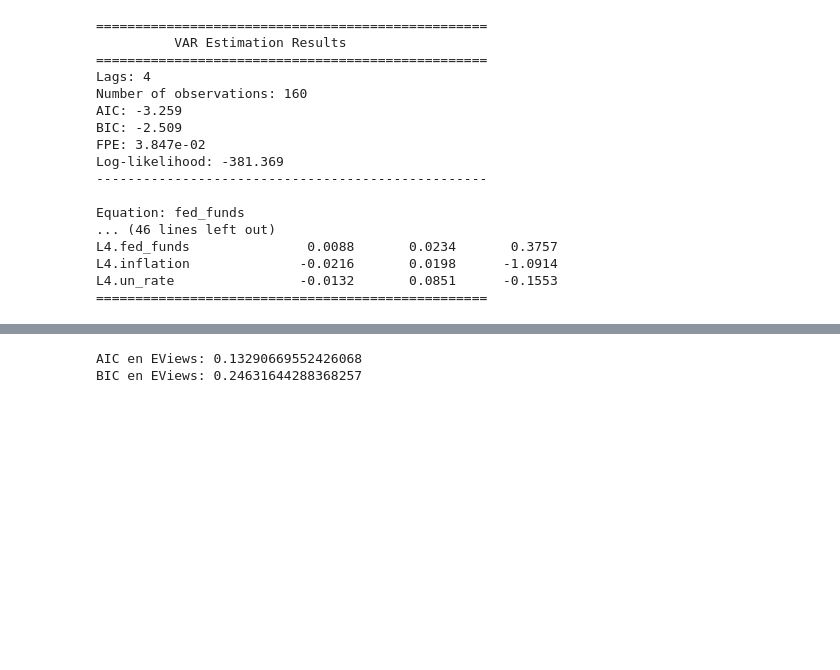
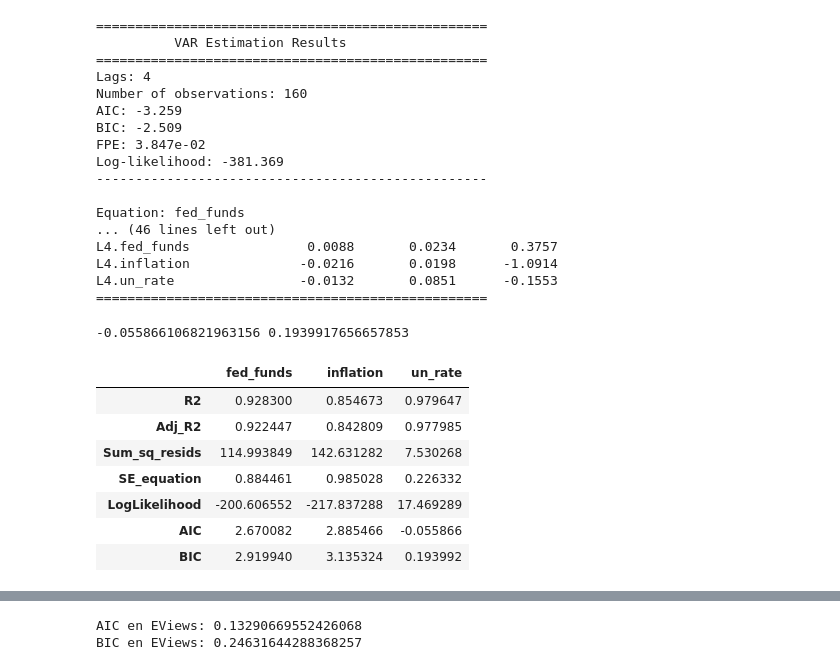
Before and after one commit to DavidGuzzi/MECMT10, a Jupyter notebook: clase_3.ipynb, the cells around one changed output, grey strips where cells are left out. Saved outputs shown, nothing was run; the diff lists cells and outputs as text; code cells hidden in the pictures; blank space fills up the shorter version.

```diff
--- a/clase_3.ipynb
+++ b/clase_3.ipynb
@@ -581,3 +581,66 @@ L4.fed_funds               0.0088       0.0234       0.3757
 L4.inflation              -0.0216       0.0198      -1.0914
 L4.un_rate                -0.0132       0.0851      -0.1553
 ==================================================
+# %%
+import pandas as pd
+import numpy as np
+import statsmodels.api as sm
+
+# Supongamos que df tiene las tres columnas: y1, y2, y3
+# Y queremos un VAR con p rezagos
+p = 4  # número de rezagos
+
+# Crear las variables rezagadas
+df_f = df_f[['fed_funds', 'inflation', 'un_rate']].copy()
+df_lagged = pd.concat([df_f.shift(i) for i in range(1, p+1)], axis=1)
+df_lagged.columns = [f'{col}_lag{i}' for i in range(1, p+1) for col in df_f.columns]
+
+# DataFrame final: quitamos los primeros p registros (por el rezago)
+df_model = pd.concat([df_f, df_lagged], axis=1).dropna()
+
+# Variables endógenas (Y) y variables explicativas (X)
+Y = df_model[df_f.columns]
+X = df_model.drop(columns=df_f.columns)
+X = sm.add_constant(X)  # agregar intercepto
+
+results = {}
+
+for col in Y.columns:
+    model = sm.OLS(Y[col], X).fit()
+    n = model.nobs  # número de observaciones (ya es el correcto tras .dropna())
+    k = model.df_model + 1  # número de coeficientes (incluyendo el intercepto)
+
+    aic_manual = (2 * k - 2 * model.llf) / n
+    bic_manual = (np.log(n) * k - 2 * model.llf) / n
+
+    results[col] = {
+        'R2': model.rsquared,
+        'Adj_R2': model.rsquared_adj,
+        'Sum_sq_resids': np.sum(model.resid ** 2),
+        'SE_equation': np.sqrt(np.sum(model.resid ** 2) / model.df_resid),
+        'LogLikelihood': model.llf,
+        'AIC': aic_manual,
+        'BIC': bic_manual,
+
+    }
+# %%
+n = model.nobs
+k = model.df_model + 1  # número de coeficientes incluyendo el intercepto
+
+aic_manual = (2 * k - 2 * model.llf) / n
+bic_manual = (np.log(n) * k - 2 * model.llf) / n
+
+print(aic_manual, bic_manual)
+# %% [output]
+-0.055866106821963156 0.1939917656657853
+# %%
+pd.DataFrame(results)
+# %% [output]
+|  | fed_funds | inflation | un_rate |
+| R2 | 0.928300 | 0.854673 | 0.979647 |
+| Adj_R2 | 0.922447 | 0.842809 | 0.977985 |
+| Sum_sq_resids | 114.993849 | 142.631282 | 7.530268 |
+| SE_equation | 0.884461 | 0.985028 | 0.226332 |
+| LogLikelihood | -200.606552 | -217.837288 | 17.469289 |
+| AIC | 2.670082 | 2.885466 | -0.055866 |
+| BIC | 2.919940 | 3.135324 | 0.193992 |
```
Also changed, not shown: parts of 5 cells of this notebook.
